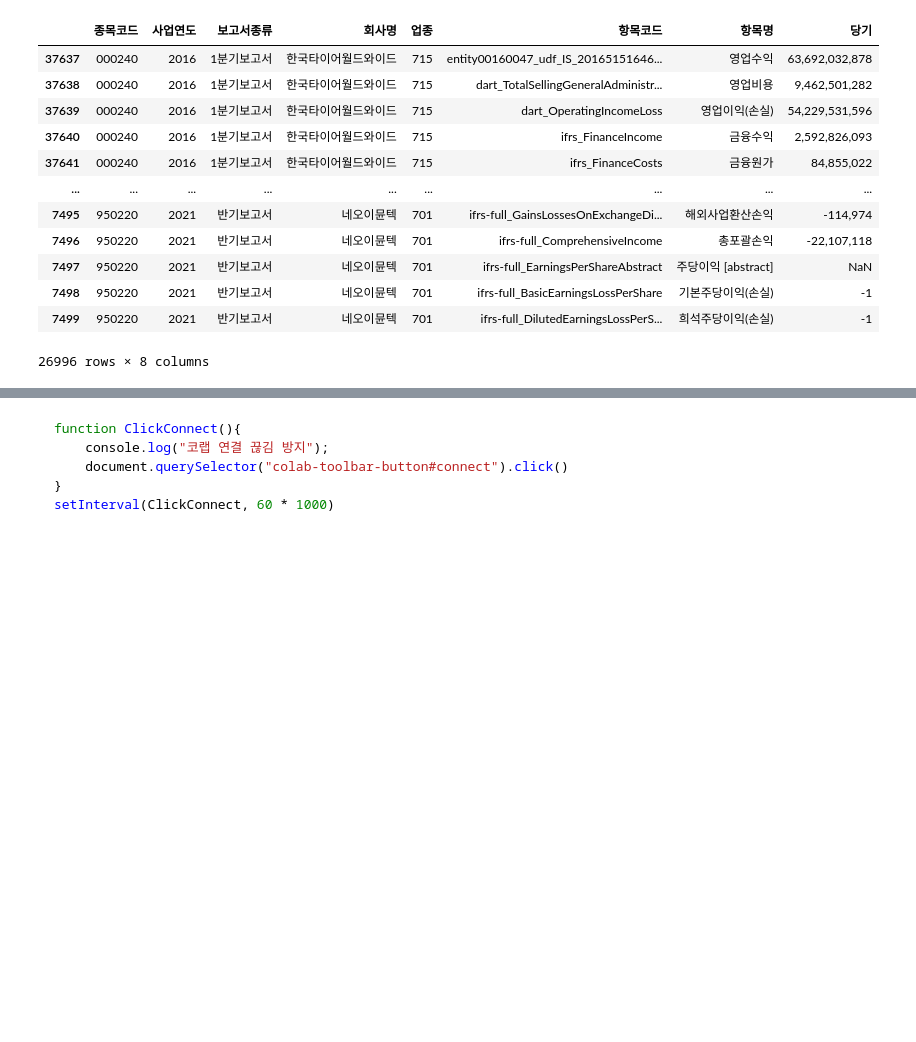
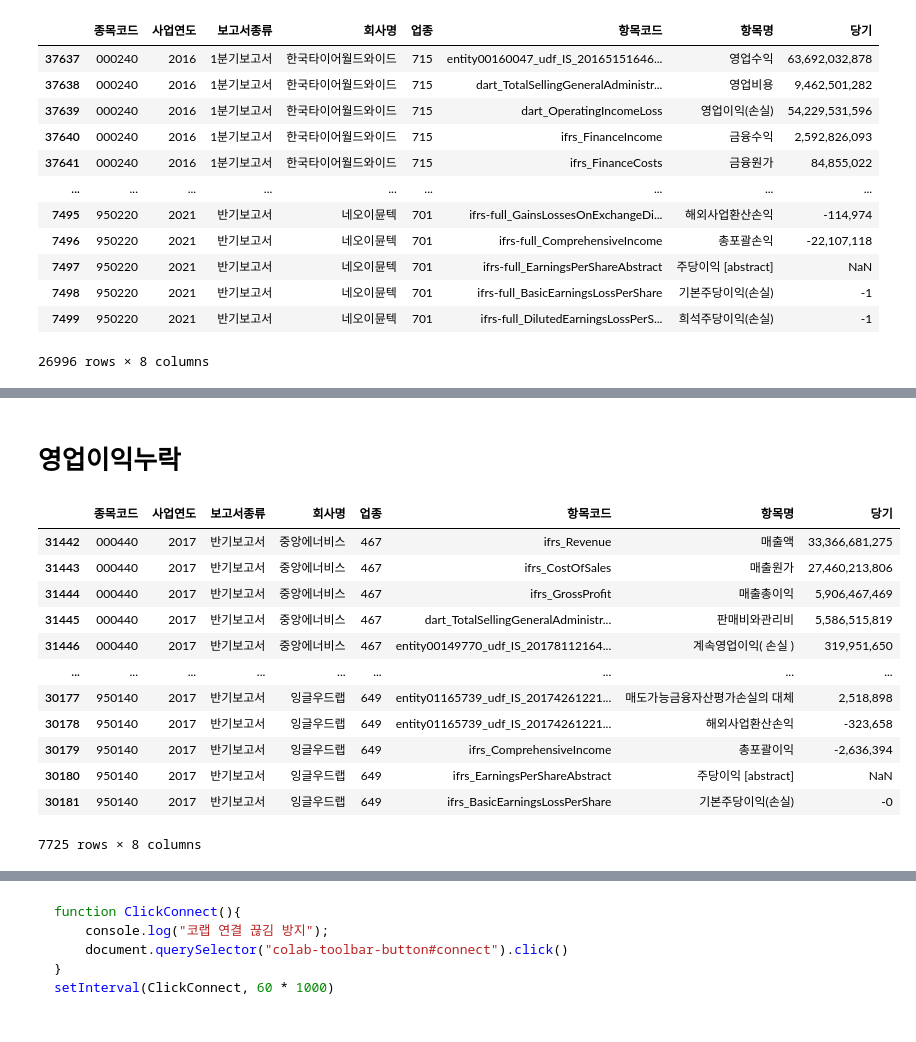
Before and after one commit to wkd-woo/finance-statements, a Jupyter notebook: 누락찾기V2.ipynb, the cells around one changed output, grey strips where cells are left out. Cells and saved outputs as stored; diff of their text form; code cells hidden in the pictures; blank space fills up the shorter version.

```diff
--- a/누락찾기V2.ipynb
+++ b/누락찾기V2.ipynb
@@ -379,0 +262,27 @@ len(df2[df2['항목명'].isin(['매출액'])]['종목코드'].unique())
+# %% [markdown]
+# 영업이익누락
+# %%
+df3 = pd.DataFrame(columns=['종목코드','사업연도', '보고서종류', '회사명', '업종', '항목코드','항목명', '당기'])
+for row_tuple in tqdm(영업이익누락_정보.iterrows()):
+  row_종목코드 = row_tuple[1]['종목코드']
+  row_사업연도 = row_tuple[1]['사업연도']
+  row_보고서종류 = row_tuple[1]['보고서종류']
+
+  df3 = df3.append(손익계산샘플[(손익계산샘플['종목코드'] == row_종목코드)&(손익계산샘플['사업연도'] == str(row_사업연도))&(손익계산샘플['보고서종류'] == row_보고서종류)])
+  df3 = df3.append(포괄손익계산샘플[(포괄손익계산샘플['종목코드'] == row_종목코드)&(포괄손익계산샘플['사업연도'] == str(row_사업연도))&(포괄손익계산샘플['보고서종류'] == row_보고서종류)])
+
+df3
+# %% [output]
+|  | 종목코드 | 사업연도 | 보고서종류 | 회사명 | 업종 | 항목코드 | 항목명 | 당기 |
+| 31442 | 000440 | 2017 | 반기보고서 | 중앙에너비스 | 467 | ifrs_Revenue | 매출액 | 33,366,681,275 |
+| 31443 | 000440 | 2017 | 반기보고서 | 중앙에너비스 | 467 | ifrs_CostOfSales | 매출원가 | 27,460,213,806 |
+| 31444 | 000440 | 2017 | 반기보고서 | 중앙에너비스 | 467 | ifrs_GrossProfit | 매출총이익 | 5,906,467,469 |
+| 31445 | 000440 | 2017 | 반기보고서 | 중앙에너비스 | 467 | dart_TotalSellingGeneralAdministr... | 판매비와관리비 | 5,586,515,819 |
+| 31446 | 000440 | 2017 | 반기보고서 | 중앙에너비스 | 467 | entity00149770_udf_IS_20178112164... | 계속영업이익( 손실 ) | 319,951,650 |
+| ... | ... | ... | ... | ... | ... | ... | ... | ... |
+| 30177 | 950140 | 2017 | 반기보고서 | 잉글우드랩 | 649 | entity01165739_udf_IS_20174261221... | 매도가능금융자산평가손실의 대체 | 2,518,898 |
+| 30178 | 950140 | 2017 | 반기보고서 | 잉글우드랩 | 649 | entity01165739_udf_IS_20174261221... | 해외사업환산손익 | -323,658 |
+| 30179 | 950140 | 2017 | 반기보고서 | 잉글우드랩 | 649 | ifrs_ComprehensiveIncome | 총포괄이익 | -2,636,394 |
+| 30180 | 950140 | 2017 | 반기보고서 | 잉글우드랩 | 649 | ifrs_EarningsPerShareAbstract | 주당이익 [abstract] | NaN |
+| 30181 | 950140 | 2017 | 반기보고서 | 잉글우드랩 | 649 | ifrs_BasicEarningsLossPerShare | 기본주당이익(손실) | -0 |
+7725 rows × 8 columns
```
Also changed, not shown: parts of 37 cells of this notebook.
